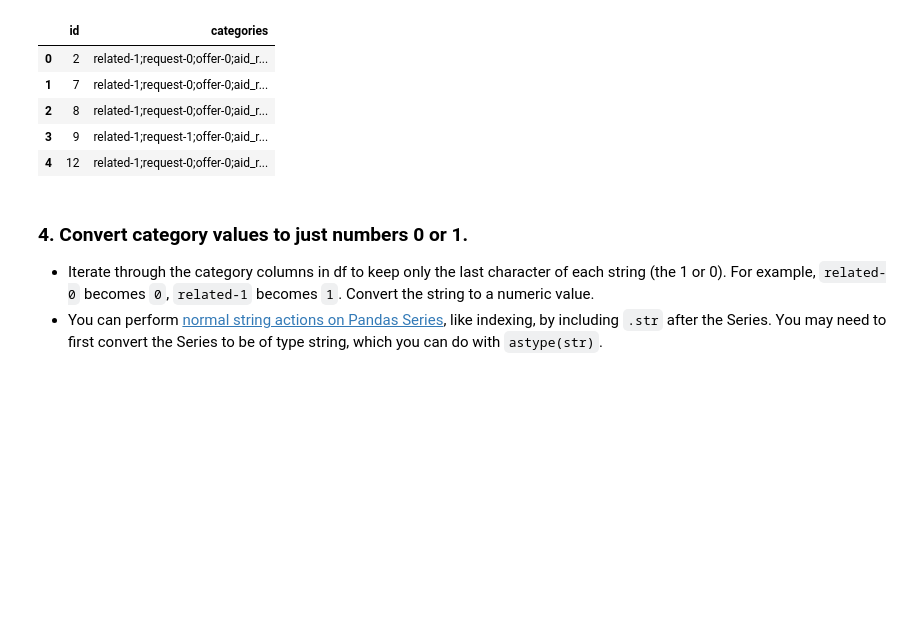
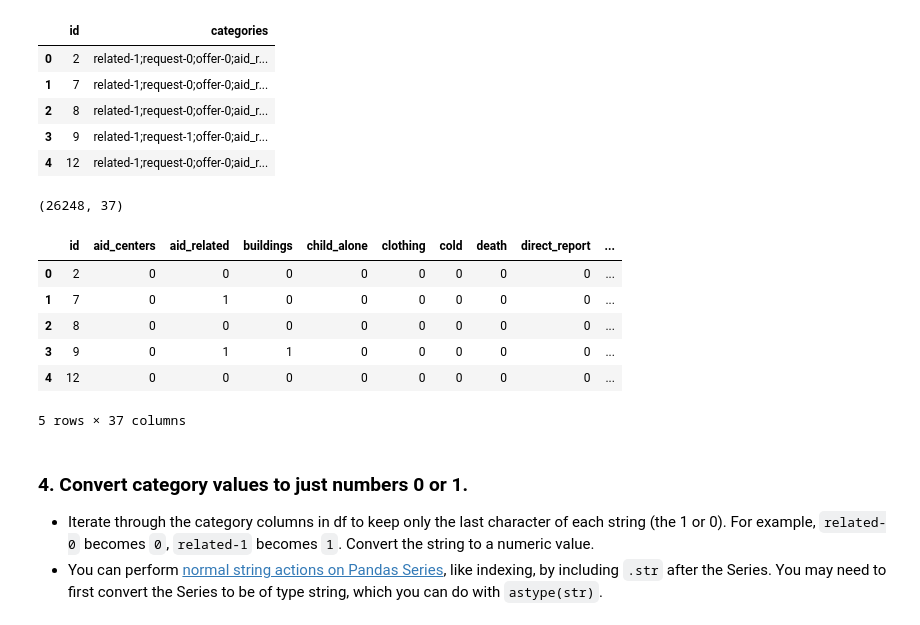
Before and after one commit to mtasende/disaster-response, a Jupyter notebook: notebooks/ETL Pipeline Preparation.ipynb, the cells around one changed output. Saved outputs shown, nothing was run; the diff lists cells and outputs as text; code cells hidden in the pictures; blank space fills up the shorter version.

```diff
--- a/notebooks/ETL Pipeline Preparation.ipynb
+++ b/notebooks/ETL Pipeline Preparation.ipynb
@@ -132,9 +126,22 @@ categories.head()
 | 2 | 8 | related-1;request-0;offer-0;aid_r... |
 | 3 | 9 | related-1;request-1;offer-0;aid_r... |
 | 4 | 12 | related-1;request-0;offer-0;aid_r... |
-# %%
-# create a dataframe of the 36 individual category columns
-categories =
-categories.head()
+# %%
+# create a dataframe of the 36 individual category columns
+ohe_categories = pd.DataFrame(categories.categories.str.split(';').apply(
+    lambda x: {e.split('-')[0]: int(e.split('-')[1]) for e in x}).tolist())
+df = categories.join(ohe_categories).drop('categories', axis=1)
+
+print(df.shape)
+df.head()
+# %% [output]
+(26248, 37)
+|  | id | aid_centers | aid_related | buildings | child_alone | clothing | cold | death | direct_report | ... |
+| 0 | 2 | 0 | 0 | 0 | 0 | 0 | 0 | 0 | 0 | ... |
+| 1 | 7 | 0 | 1 | 0 | 0 | 0 | 0 | 0 | 0 | ... |
+| 2 | 8 | 0 | 0 | 0 | 0 | 0 | 0 | 0 | 0 | ... |
+| 3 | 9 | 0 | 1 | 1 | 0 | 0 | 0 | 0 | 0 | ... |
+| 4 | 12 | 0 | 0 | 0 | 0 | 0 | 0 | 0 | 0 | ... |
+5 rows × 37 columns
 # %%
 # select the first row of the categories dataframe
```
Also changed, not shown: parts of 14 cells of this notebook.
